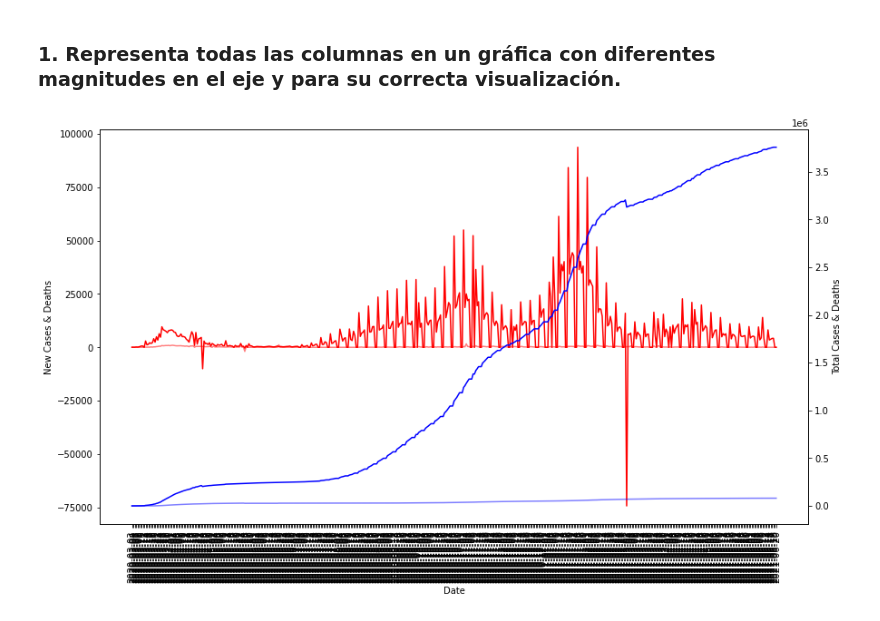
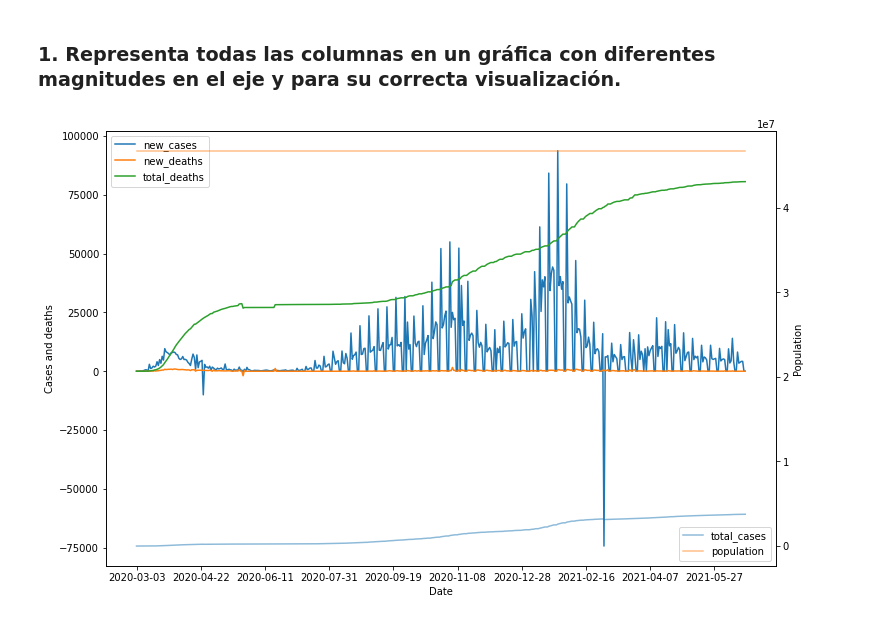
Before and after one commit to Jasc94/thebridge, a Jupyter notebook: week10_ML_competition_pca_kmeans/day1_gridsearch_pipelines/exercises/5.covid-forecast.ipynb, the cells around one changed output. Saved outputs shown, nothing was run; the diff lists cells and outputs as text; code cells hidden in the pictures.

```diff
--- a/week10_ML_competition_pca_kmeans/day1_gridsearch_pipelines/exercises/5.covid-forecast.ipynb
+++ b/week10_ML_competition_pca_kmeans/day1_gridsearch_pipelines/exercises/5.covid-forecast.ipynb
@@ -73,23 +76,21 @@ df.head()
 # %% [markdown]
 ### 1. Representa todas las columnas en un gráfica con diferentes magnitudes en el eje y para su correcta visualización.
 # %%
-fig, ax = plt.subplots(figsize = (14, 8))
+fig, ax = plt.subplots(figsize = (12, 8))
 
-ax.plot(df.index, df.new_cases, color = "red")
-ax.plot(df.index, df.new_deaths, color = "red", alpha = .5)
+ax.plot(df.index, df[['new_cases', 'new_deaths', "total_deaths"]], label = ['new_cases', 'new_deaths', "total_deaths"])
+
 ax.set_xlabel("Date")
-ax.set_xticklabels(ax.get_xticks(), rotation = 90)
-#ax.set_xticks([date])
-ax.set_ylabel("New Cases & Deaths")
+ax.set_ylabel("Cases and deaths")
+ax.legend(['new_cases', 'new_deaths', 'total_deaths'])
 
 ax2 = ax.twinx()
-ax2.plot(df.index, df.total_cases, color = "blue")
-ax2.plot(df.index, df.total_deaths, color = "blue", alpha = .5)
-ax2.set_ylabel("Total Cases & Deaths")
+ax2.plot(df.index, df[['total_cases', "population"]], label = ['total_cases', "population"], alpha = .5)
+ax2.set_ylabel("Population")
+ax2.set_xticks(df.index[::50])
+ax2.legend(["Total cases", "Population"])
 
-ax.locator_params(axis='x', nbins=10)
-
-
+plt.legend()
 plt.show()
 # %% [output]
-[figure, old version]
+[figure, new version]
```
Also changed, not shown: parts of 13 cells of this notebook, 9 other files.
